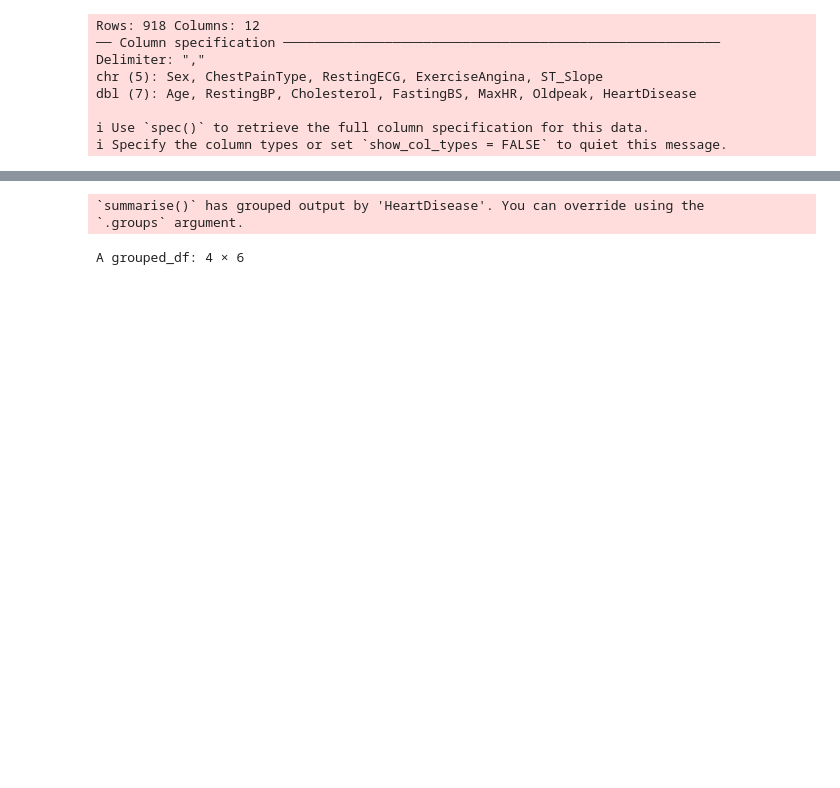
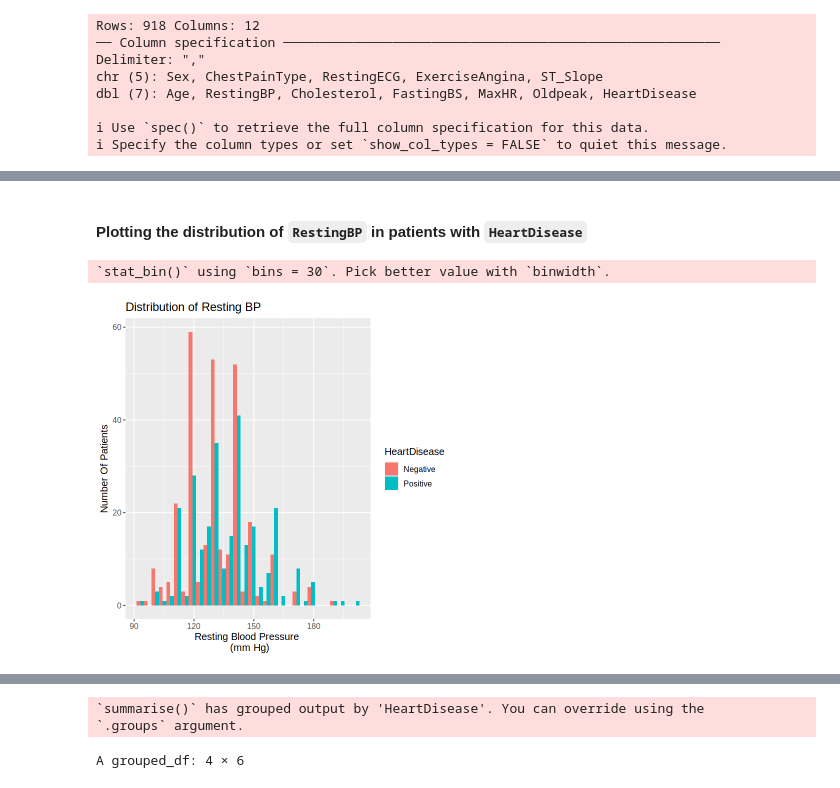
Before and after one commit to jeffreyykim/DSCI-project-009-40-Group_Contract, a Jupyter notebook: 009_Group40_Report.ipynb.ipynb, the cells around one changed output, grey strips where cells are left out. Cells and saved outputs as stored; diff of their text form; code cells hidden in the pictures; blank space fills up the shorter version.

```diff
--- a/009_Group40_Report.ipynb.ipynb
+++ b/009_Group40_Report.ipynb.ipynb
@@ -124,0 +180,10 @@ Computational engine: kknn
+# %% [markdown]
+#### Plotting the distribution of `RestingBP` in patients with `HeartDisease`
+# %%
+restbp_dist <- ggplot(training_data, aes(x = RestingBP, fill = HeartDisease)) + geom_histogram(position = "dodge") +
+         labs(x = "Resting Blood Pressure \n (mm Hg)", y = "Number Of Patients", colour = "Heart Disease") + ggtitle("Distribution of Resting BP") +
+         theme(text = element_text(size=12))
+restbp_dist
+# %% [output]
+`stat_bin()` using `bins = 30`. Pick better value with `binwidth`.
+[figure, added]
```
Also changed, not shown: parts of 48 cells of this notebook.
